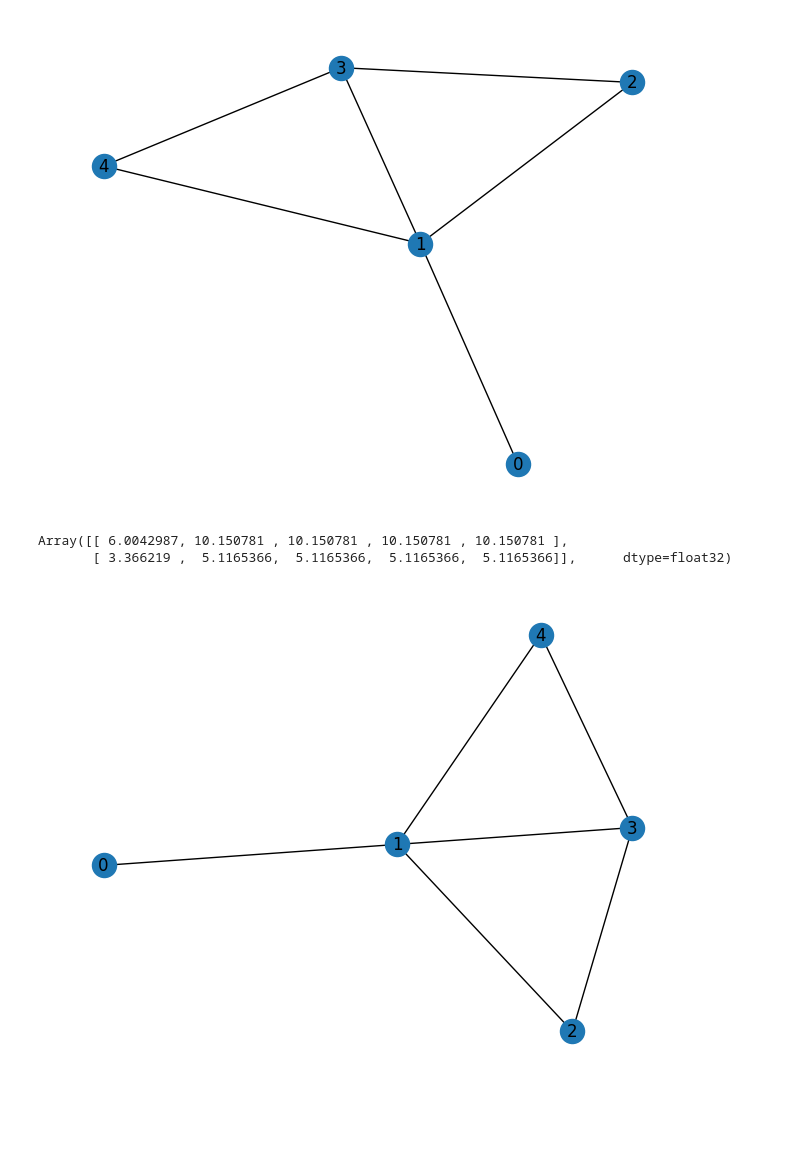
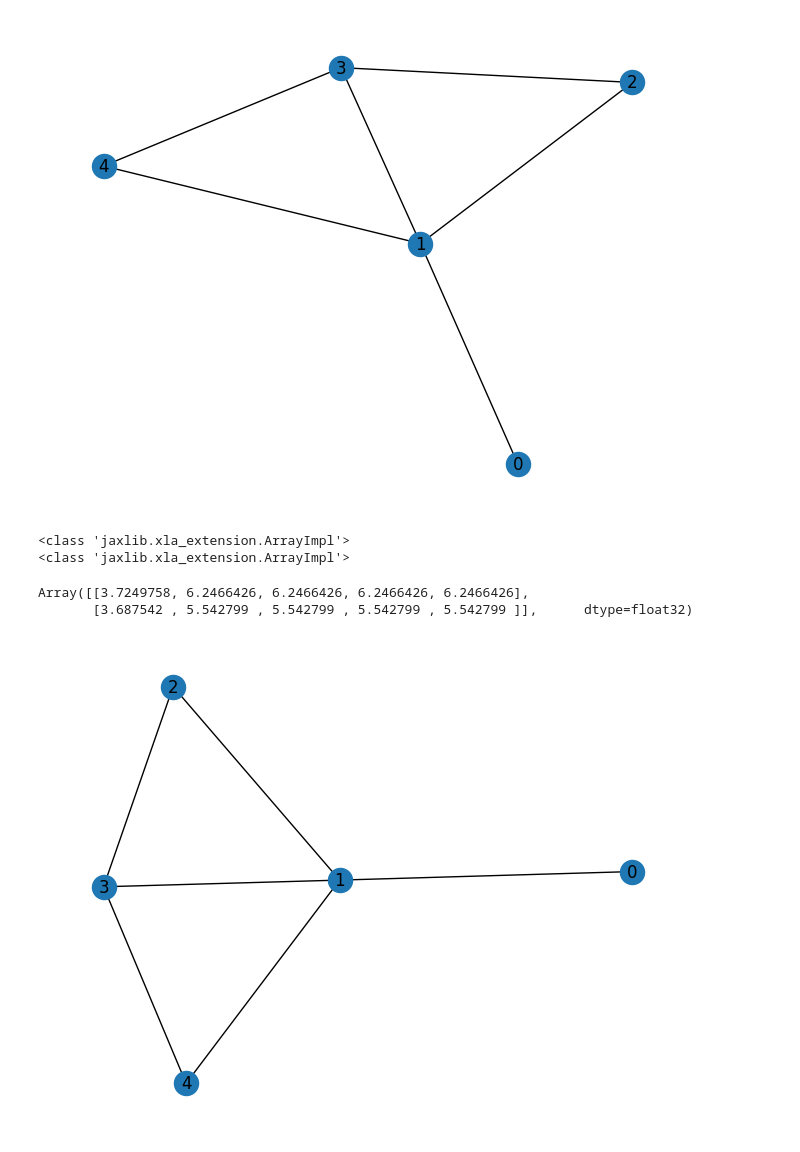
Before and after one commit to paranoidandroid1997/look-at-this-graph, a Jupyter notebook: main.ipynb, the cells around one changed output. Saved outputs shown, nothing was run; the diff lists cells and outputs as text; code cells hidden in the pictures; blank space fills up the shorter version.

```diff
--- a/main.ipynb
+++ b/main.ipynb
@@ -110,7 +110,26 @@ class Block(eqx.Module):
         self.E_n = Linear(E_in_size, E_out_size, E_key)
         self.U_n = Linear(U_in_size, U_out_size, U_key)
 
-    def __call__(self, N, E, U):
+    def pool(self, N, AL):
+        new_nodes = []
+        for i in range(0, N.shape[1]):
+            # Cursed way to get all adjacent
+            column_indices_with_i = jnp.any(AL == i, axis=0)
+            columns_with_i = AL[:,column_indices_with_i]
+            non_i_indices = jnp.argmax(columns_with_i != i, axis=0)
+            non_i_elements = columns_with_i[non_i_indices, jnp.arange(columns_with_i.shape[1])]
+
+            summ = jnp.sum(N[:, non_i_elements], axis=1, keepdims=True)
+            summ += N[:, i]
+            new_nodes.append(summ)
+
+        new_N = jnp.hstack(new_nodes)
+        return new_N
+
+
+
+    def __call__(self, N, E, U, AL):
+        new_N = self.pool(N, AL)
         N_np1 = self.N_n(N)
         E_np1 = self.E_n(E)
         U_np1 = self.U_n(U)
@@ -137,37 +156,39 @@ class GNN(eqx.Module):
                 E_key
             )
             self.layers.append(new_block)
 
-    def __call__(self, N, E, U):
+    def __call__(self, N, E, U, AL):
         for layer in self.layers:
-            N, E, U = layer(N, E, U)
+            N, E, U = layer(N, E, U, AL)
 
         return N, E, U
 
 
 
 
 batch_size = 1
 N_in_size = 2
 N_out_size = 2
 E_in_size = 2
 E_out_size = 2
 U_in_size = 2
 U_out_size = 2
 
 
 # Using 1 key might be sus need to learn more.
 key = jax.random.PRNGKey(1)
 
-model = GNN(key, 6)
+model = GNN(key, 2)
 
-new_N, new_E, new_U = model(N, E, U)
+new_N, new_E, new_U = model(N, E, U, AL)
 
 G_3 = reconstructNEALU(new_N, new_E, AL, new_U)
 nx.draw(G_3, with_labels=True)
 
 new_N
 # %% [output]
-Array([[ 6.0042987, 10.150781 , 10.150781 , 10.150781 , 10.150781 ],
-       [ 3.366219 ,  5.1165366,  5.1165366,  5.1165366,  5.1165366]],      dtype=float32)
+<class 'jaxlib.xla_extension.ArrayImpl'>
+<class 'jaxlib.xla_extension.ArrayImpl'>
+Array([[3.7249758, 6.2466426, 6.2466426, 6.2466426, 6.2466426],
+       [3.687542 , 5.542799 , 5.542799 , 5.542799 , 5.542799 ]],      dtype=float32)
-[figure, old version]
+[figure, new version]
```
Also changed, not shown: parts of 3 cells of this notebook.
